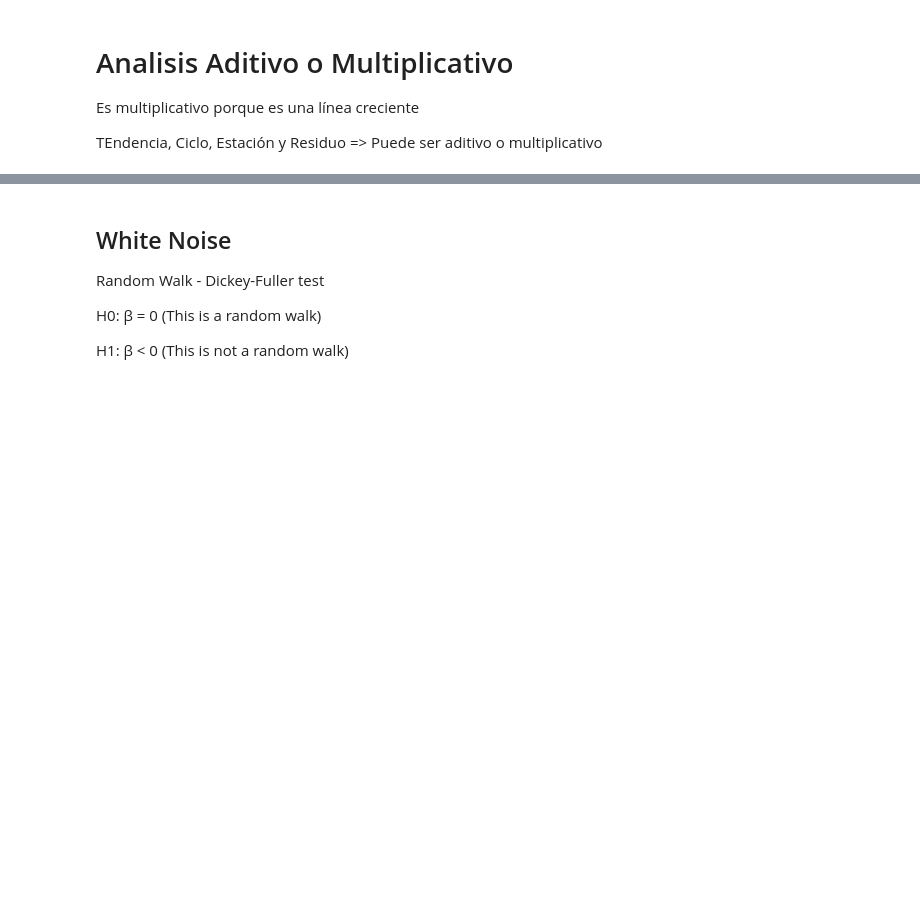
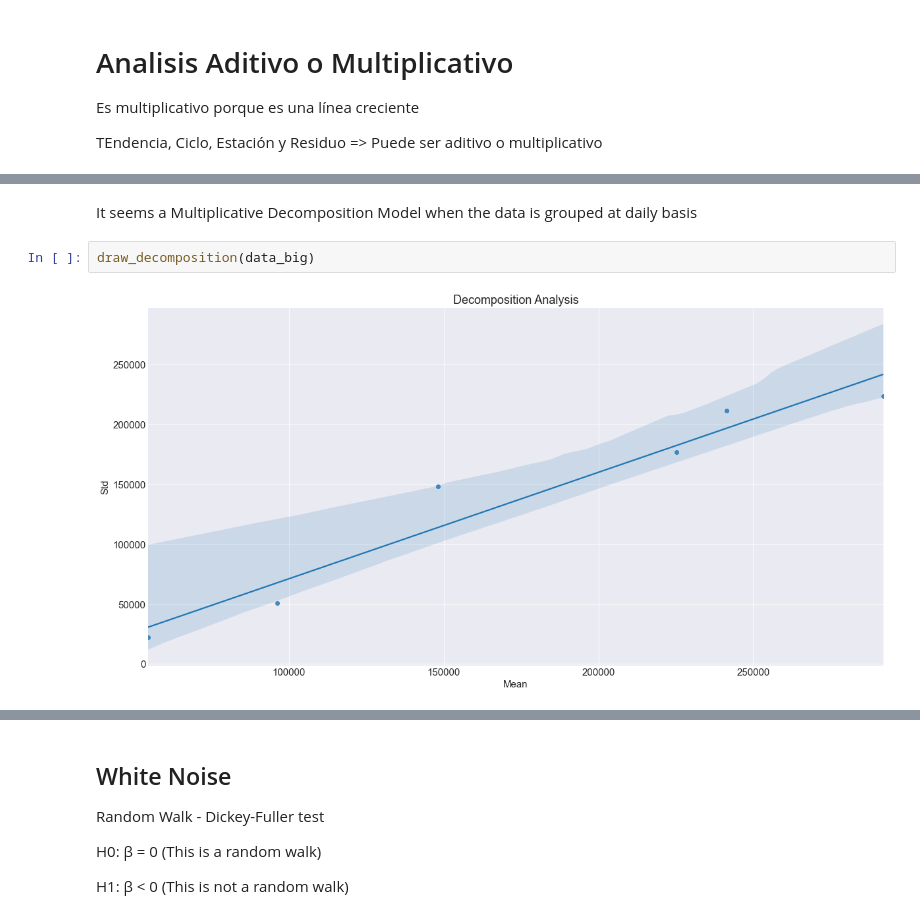
Before and after one commit to Jorge-Montenegro/TFM, a Jupyter notebook: TFM.ipynb, the cells around one changed output, grey strips where cells are left out. Saved outputs shown, nothing was run; the diff lists cells and outputs as text; blank space fills up the shorter version.

```diff
--- a/TFM.ipynb
+++ b/TFM.ipynb
@@ -2194,0 +2218,6 @@ sns.regplot(tabla['Media'], tabla['Std'])
+# %% [markdown]
+It seems a Multiplicative Decomposition Model when the data is grouped at daily basis
+# %%
+draw_decomposition(data_big)
+# %% [output]
+[figure, added]
```
Also changed, not shown: parts of 55 cells of this notebook.
